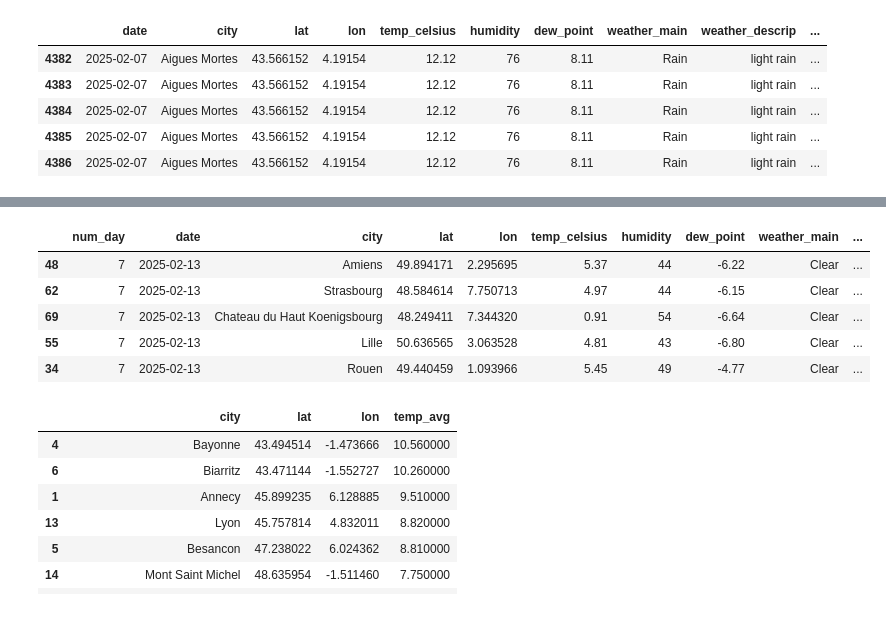
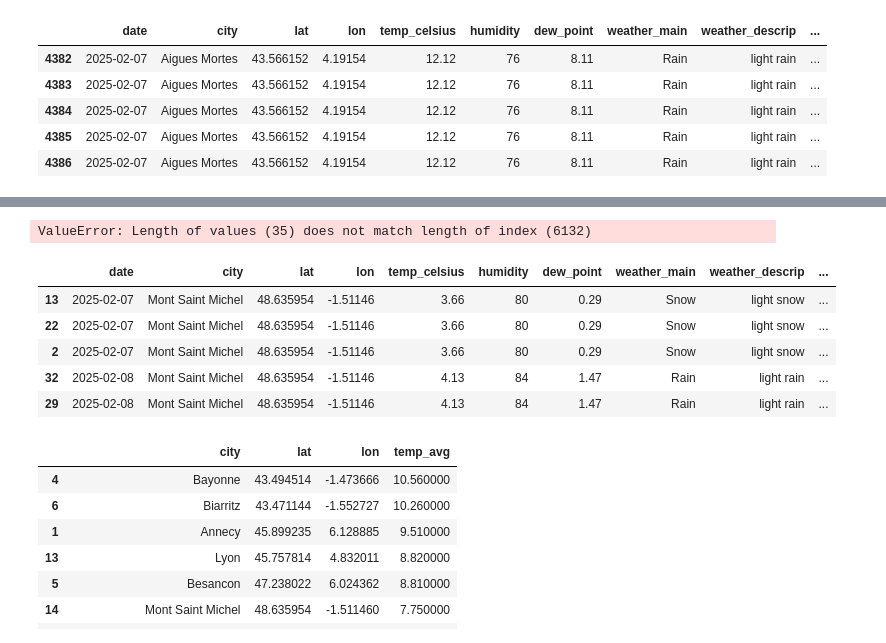
Before and after one commit to YnaPqt/data-management-kayak, a Jupyter notebook: kayak_project.ipynb, the cells around one changed output, grey strips where cells are left out. Saved outputs shown, nothing was run; the diff lists cells and outputs as text; code cells hidden in the pictures.

```diff
--- a/kayak_project.ipynb
+++ b/kayak_project.ipynb
@@ -446,4 +446,4 @@ WHERE pg_catalog.pg_class.relkind = ANY (ARRAY[%(param_1)s, %(param_2)s]) AND pg
 # %% [markdown]
 ## 4. Visualisation
 # %%
-df_data = pd.read_csv("src/hotels_weather.csv")
+data_destination = pd.read_csv("src/hotels_weather.csv")
@@ -450,2 +459,5 @@ df_data = pd.read_csv("src/hotels_weather.csv")
 # %%
-df_data = df_data.sort_values(by=['city', 'date'])
+df_weather = data_destination.sort_values(by=['city', 'date'])
+# %%
+# Create a column indicating'clear sky' (1 if 'clear sky', 0 otherwise)
+df_weather['clear_sky'] = df_weather['city'].unique()(df_weather['weather_descrip'] == 'clear sky').astype(int)
@@ -464,16 +535,18 @@ df_weather['clear_sky'] = (df_weather['weather_descrip'] == 'clear sky').astype(
 # %%
 # Group by city and apply the rolling window
-df_weather['clear_sky_in_7_days'] = df_weather.groupby('city')['clear_sky'].rolling(window=7, min_periods=1).sum().reset_index(level=0, drop=True)
+df_weather['clear_sky_in_7_days'] = df_weather.groupby('city')['clear_sky']
+# %% [output]
+ValueError: Length of values (35) does not match length of index (6132)
 # %%
 # Now let's find the top 5 cities with nice weather
-df_weather.sort_values(by='clear_sky_in_7_days',ascending=False).head(5)
+df_weather.sort_values(by='clear_sky_in_7_days',ascending=False).head()
 # %% [output]
-|  | num_day | date | city | lat | lon | temp_celsius | humidity | dew_point | weather_main | ... |
-| 48 | 7 | 2025-02-13 | Amiens | 49.894171 | 2.295695 | 5.37 | 44 | -6.22 | Clear | ... |
-| 62 | 7 | 2025-02-13 | Strasbourg | 48.584614 | 7.750713 | 4.97 | 44 | -6.15 | Clear | ... |
-| 69 | 7 | 2025-02-13 | Chateau du Haut Koenigsbourg | 48.249411 | 7.344320 | 0.91 | 54 | -6.64 | Clear | ... |
-| 55 | 7 | 2025-02-13 | Lille | 50.636565 | 3.063528 | 4.81 | 43 | -6.80 | Clear | ... |
-| 34 | 7 | 2025-02-13 | Rouen | 49.440459 | 1.093966 | 5.45 | 49 | -4.77 | Clear | ... |
+|  | date | city | lat | lon | temp_celsius | humidity | dew_point | weather_main | weather_descrip | ... |
+| 13 | 2025-02-07 | Mont Saint Michel | 48.635954 | -1.51146 | 3.66 | 80 | 0.29 | Snow | light snow | ... |
+| 22 | 2025-02-07 | Mont Saint Michel | 48.635954 | -1.51146 | 3.66 | 80 | 0.29 | Snow | light snow | ... |
+| 2 | 2025-02-07 | Mont Saint Michel | 48.635954 | -1.51146 | 3.66 | 80 | 0.29 | Snow | light snow | ... |
+| 32 | 2025-02-08 | Mont Saint Michel | 48.635954 | -1.51146 | 4.13 | 84 | 1.47 | Rain | light rain | ... |
+| 29 | 2025-02-08 | Mont Saint Michel | 48.635954 | -1.51146 | 4.13 | 84 | 1.47 | Rain | light rain | ... |
 # %%
 import matplotlib.pyplot as plt
 # %%
```
Also changed, not shown: parts of 8 cells of this notebook.
